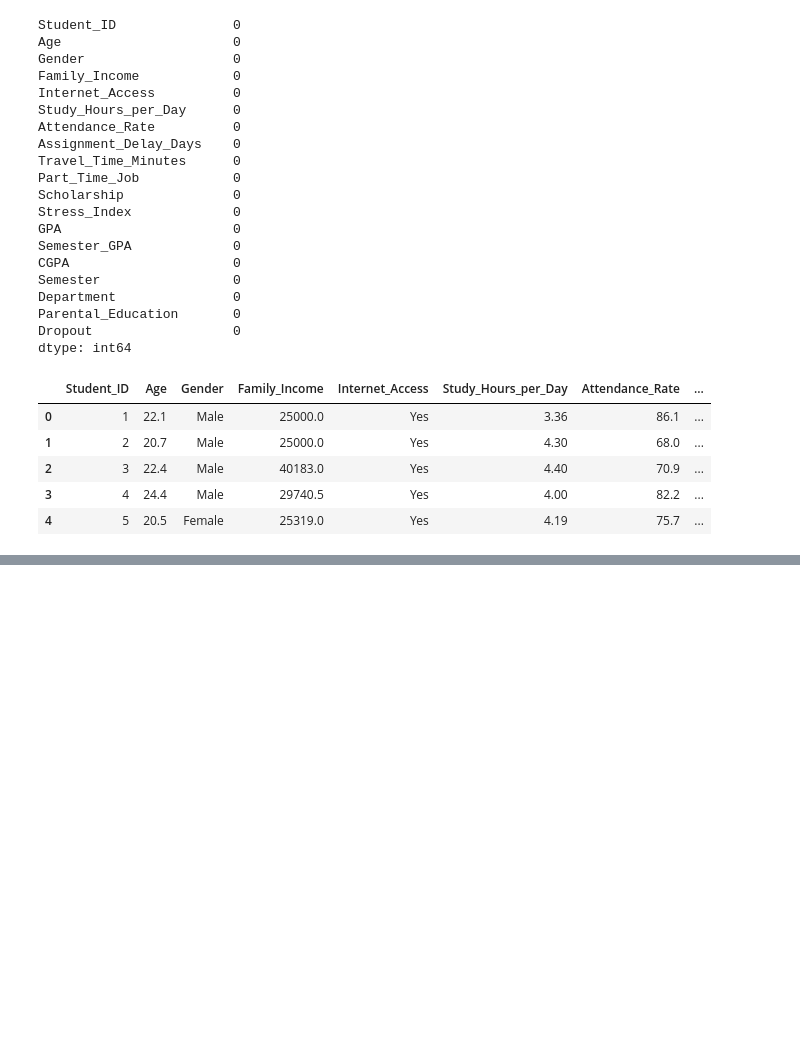
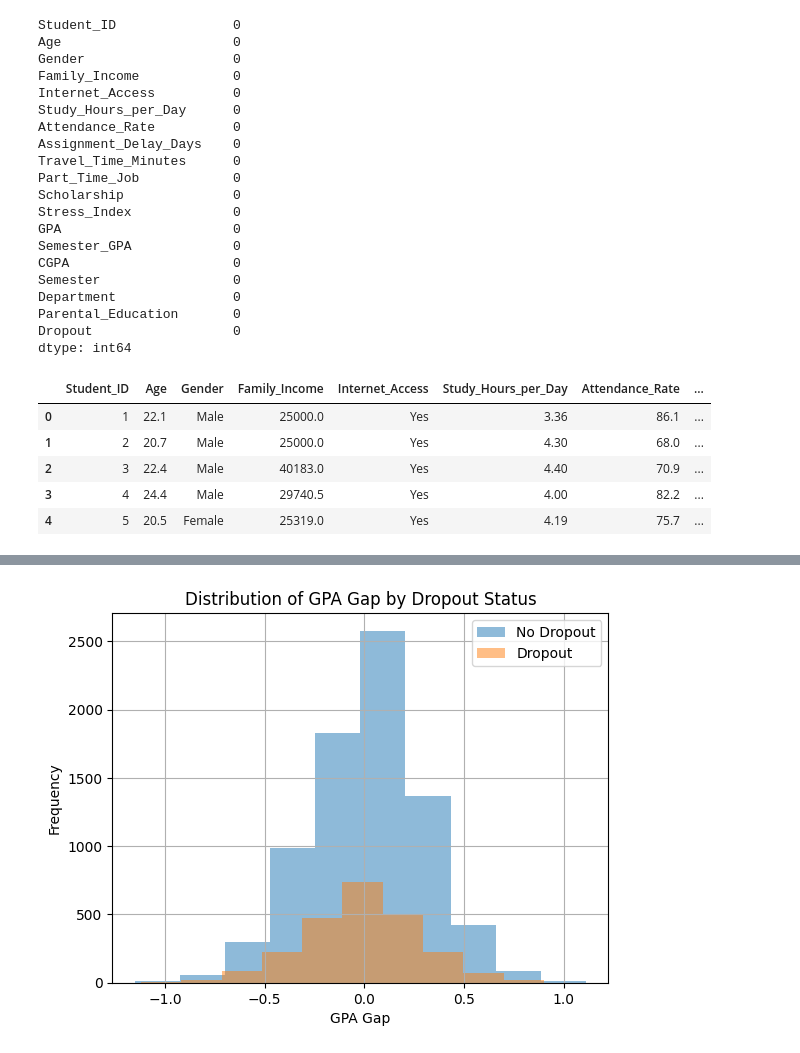
Before and after one commit to kgmad2/myfinalproject, a Jupyter notebook: final_project_draft.ipynb, the cells around one changed output, grey strips where cells are left out. Cells and saved outputs as stored; diff of their text form; code cells hidden in the pictures; blank space fills up the shorter version.

```diff
--- a/final_project_draft.ipynb
+++ b/final_project_draft.ipynb
@@ -131,0 +145,11 @@ plt.show()
+# %%
+plt.figure()
+df[df['Dropout'] == 0]['gpa_gap'].hist(alpha=0.5, label='No Dropout')
+df[df['Dropout'] == 1]['gpa_gap'].hist(alpha=0.5, label='Dropout')
+plt.title("Distribution of GPA Gap by Dropout Status")
+plt.xlabel("GPA Gap")
+plt.ylabel("Frequency")
+plt.legend()
+plt.show()
+# %% [output]
+[figure, added]
```
Also changed, not shown: parts of 39 cells of this notebook.
